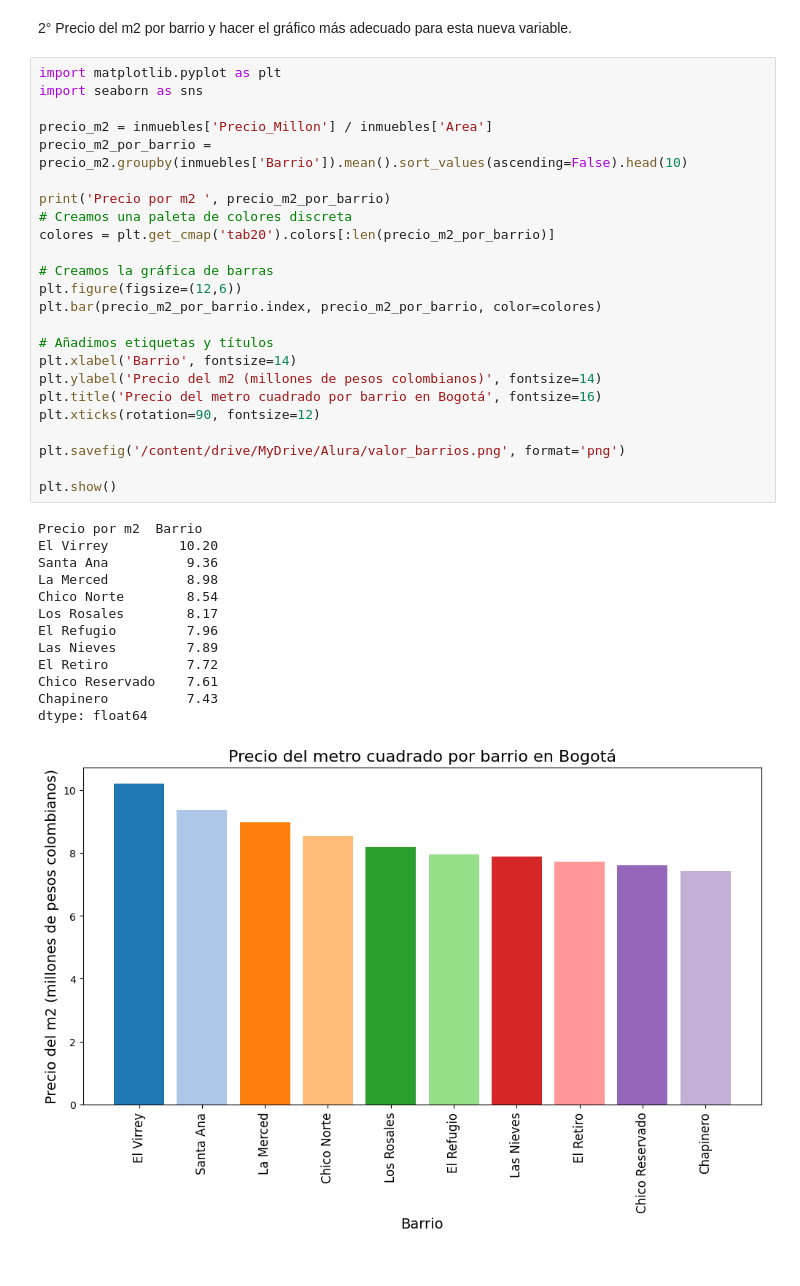
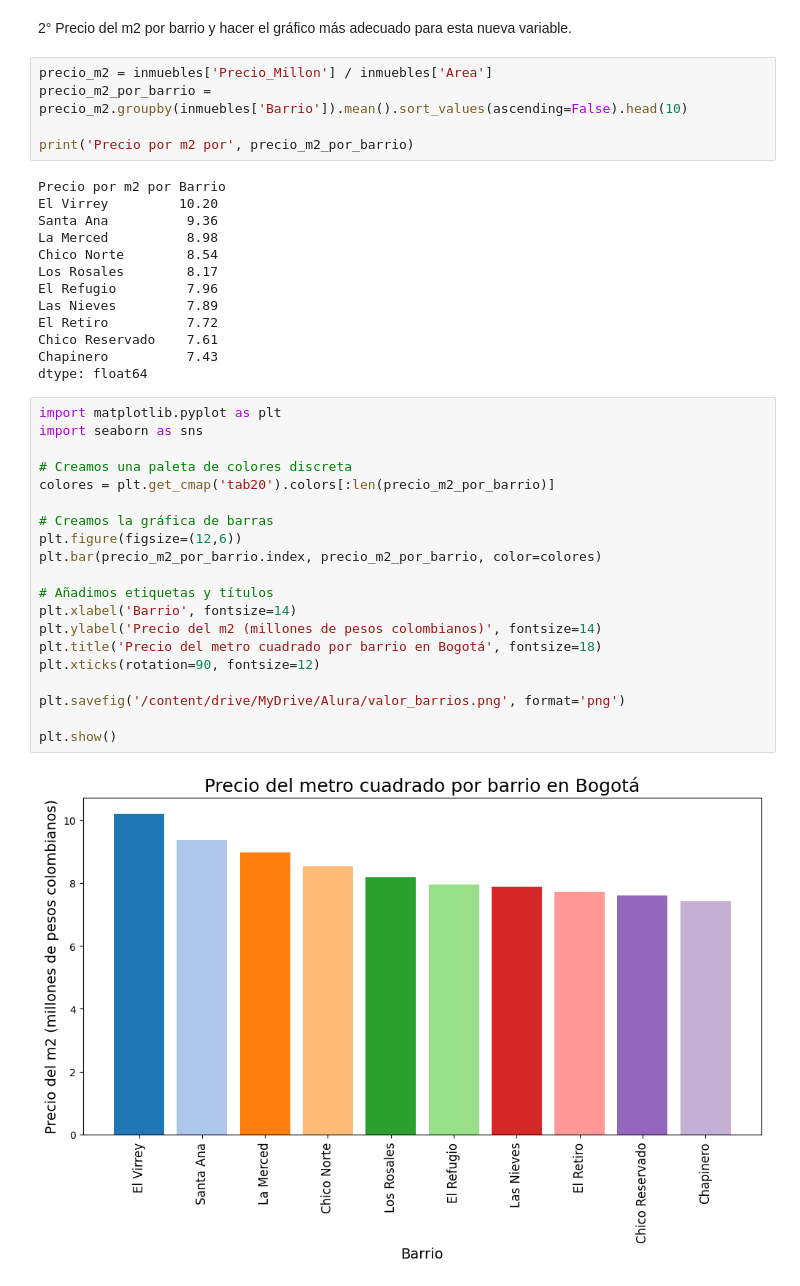
Before and after one commit to Sebastian-SS/Alura_Classroom, a Jupyter notebook: Inmersion_de_datos.ipynb, the cells around one changed output. Saved outputs shown, nothing was run; the diff lists cells and outputs as text.

```diff
--- a/Inmersion_de_datos.ipynb
+++ b/Inmersion_de_datos.ipynb
@@ -506,40 +503,42 @@ plt.show()
 # %% [markdown]
 2°  Precio del m2 por barrio y hacer el gráfico más adecuado para esta nueva variable.
+# %%
+precio_m2 = inmuebles['Precio_Millon'] / inmuebles['Area']
+precio_m2_por_barrio = precio_m2.groupby(inmuebles['Barrio']).mean().sort_values(ascending=False).head(10)
+
+print('Precio por m2 por', precio_m2_por_barrio)
+# %% [output]
+Precio por m2 por Barrio
+El Virrey         10.20
+Santa Ana          9.36
+La Merced          8.98
+Chico Norte        8.54
+Los Rosales        8.17
+El Refugio         7.96
+Las Nieves         7.89
+El Retiro          7.72
+Chico Reservado    7.61
+Chapinero          7.43
+dtype: float64
 # %%
 import matplotlib.pyplot as plt
 import seaborn as sns
 
-precio_m2 = inmuebles['Precio_Millon'] / inmuebles['Area']
-precio_m2_por_barrio = precio_m2.groupby(inmuebles['Barrio']).mean().sort_values(ascending=False).head(10)
-
-print('Precio por m2 ', precio_m2_por_barrio)
 # Creamos una paleta de colores discreta
 colores = plt.get_cmap('tab20').colors[:len(precio_m2_por_barrio)]
 
 # Creamos la gráfica de barras
 plt.figure(figsize=(12,6))
 plt.bar(precio_m2_por_barrio.index, precio_m2_por_barrio, color=colores)
 
 # Añadimos etiquetas y títulos
 plt.xlabel('Barrio', fontsize=14)
 plt.ylabel('Precio del m2 (millones de pesos colombianos)', fontsize=14)
-plt.title('Precio del metro cuadrado por barrio en Bogotá', fontsize=16)
+plt.title('Precio del metro cuadrado por barrio en Bogotá', fontsize=18)
 plt.xticks(rotation=90, fontsize=12)
 
 plt.savefig('/content/drive/MyDrive/Alura/valor_barrios.png', format='png')
 
 plt.show()
 # %% [output]
-Precio por m2  Barrio
-El Virrey         10.20
-Santa Ana          9.36
-La Merced          8.98
-Chico Norte        8.54
-Los Rosales        8.17
-El Refugio         7.96
-Las Nieves         7.89
-El Retiro          7.72
-Chico Reservado    7.61
-Chapinero          7.43
-dtype: float64
-[figure, old version]
+[figure, new version]
```
Also changed, not shown: parts of 1 cell of this notebook.
